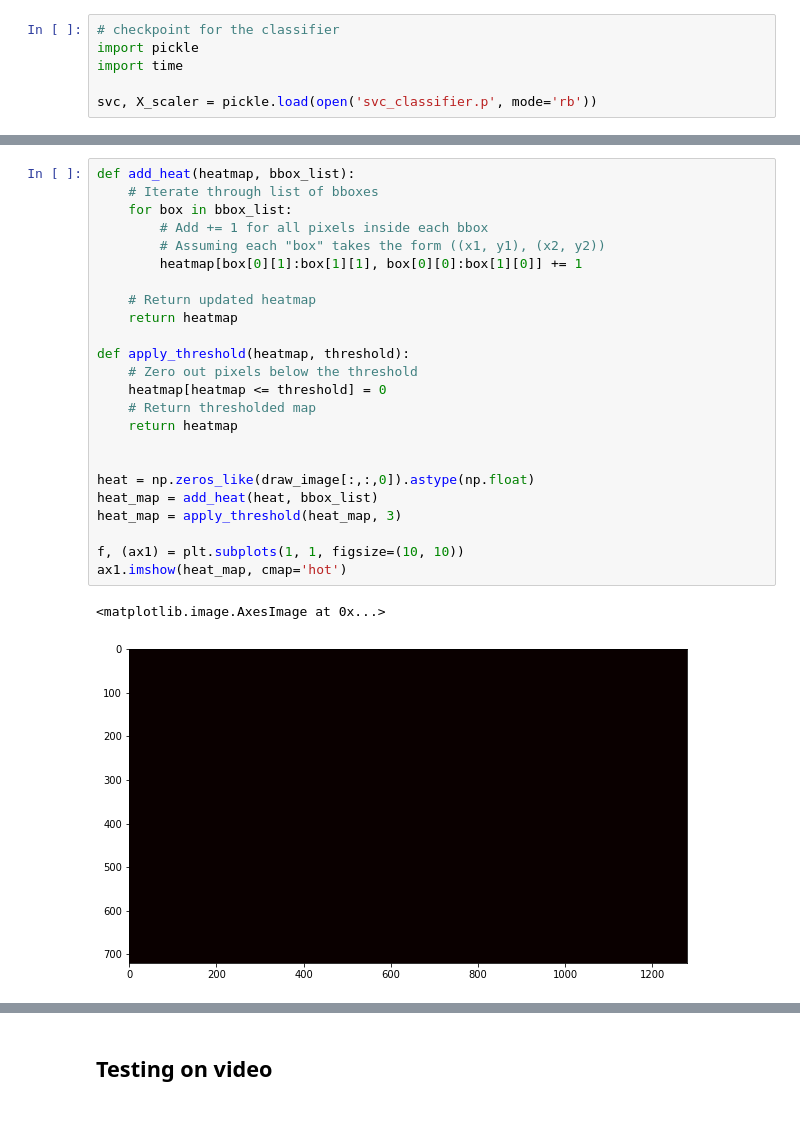
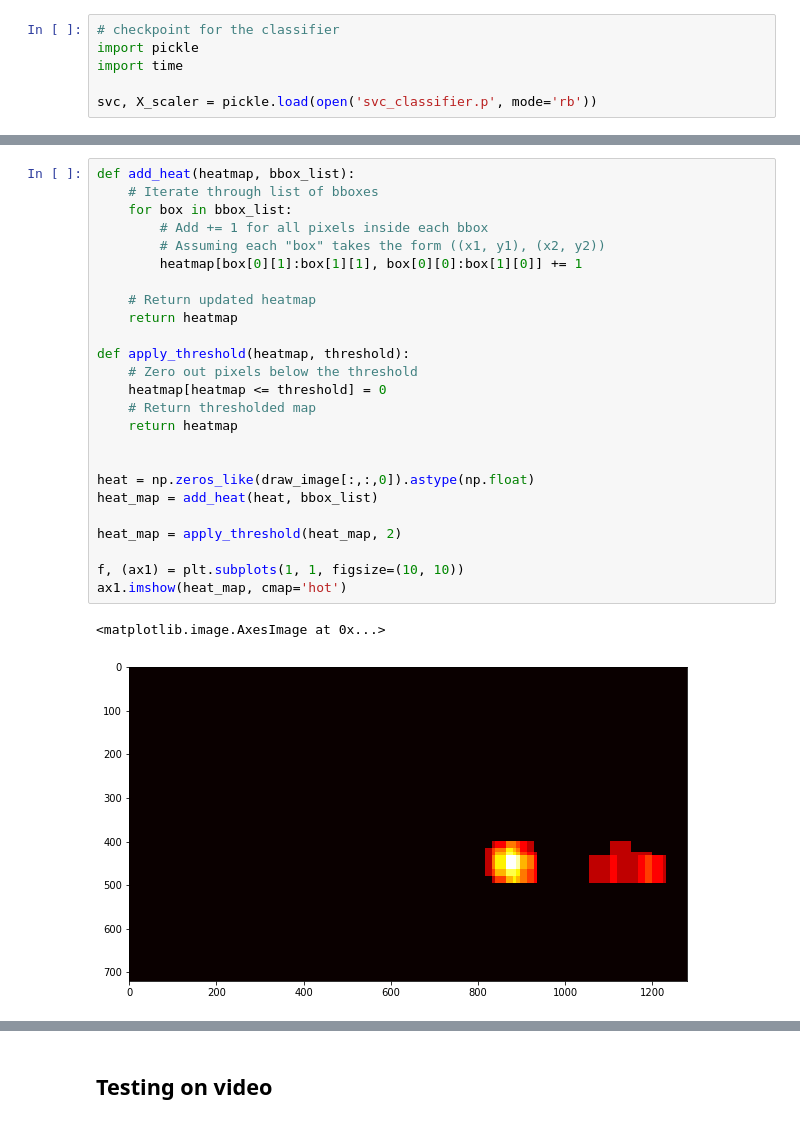
Before and after one commit to matheuslrsouza/CarND-Vehicle-Detection, a Jupyter notebook: P5.ipynb, the cells around one changed output, grey strips where cells are left out. Cells and saved outputs as stored; diff of their text form.

```diff
--- a/P5.ipynb
+++ b/P5.ipynb
@@ -563,30 +430,31 @@ ax3.imshow(out3)
 # %%
 def add_heat(heatmap, bbox_list):
     # Iterate through list of bboxes
     for box in bbox_list:
         # Add += 1 for all pixels inside each bbox
         # Assuming each "box" takes the form ((x1, y1), (x2, y2))
         heatmap[box[0][1]:box[1][1], box[0][0]:box[1][0]] += 1
 
     # Return updated heatmap
     return heatmap
 
 def apply_threshold(heatmap, threshold):
     # Zero out pixels below the threshold
     heatmap[heatmap <= threshold] = 0
     # Return thresholded map
     return heatmap
 
 
 heat = np.zeros_like(draw_image[:,:,0]).astype(np.float)
 heat_map = add_heat(heat, bbox_list)
-heat_map = apply_threshold(heat_map, 3)
+
+heat_map = apply_threshold(heat_map, 2)
 
 f, (ax1) = plt.subplots(1, 1, figsize=(10, 10))
 ax1.imshow(heat_map, cmap='hot')
 # %% [output]
 <matplotlib.image.AxesImage at 0x...>
-[figure, old version]
+[figure, new version]
 # %%
 from scipy.ndimage.measurements import label
 
```
Also changed, not shown: parts of 17 cells of this notebook.
